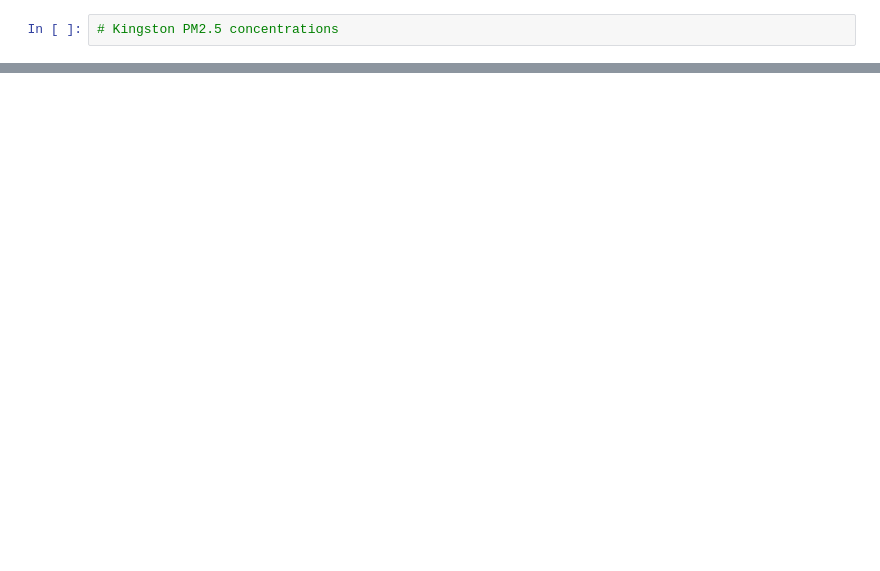
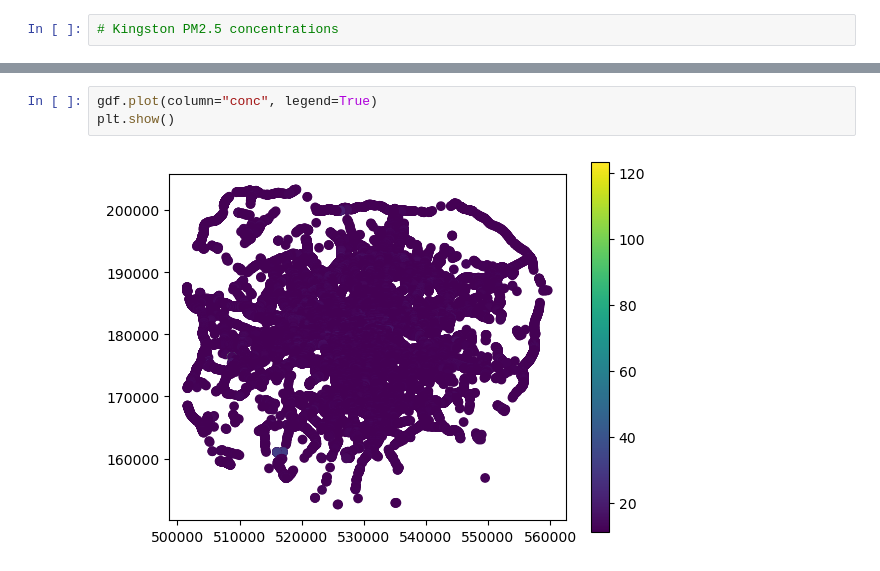
Before and after one commit to andrewsivanesan/London-air-quality, a Jupyter notebook: LondonPM2_5Emissions_TopPercentile.ipynb, the cells around one changed output, grey strips where cells are left out. Cells and saved outputs as stored; diff of their text form; blank space fills up the shorter version.

```diff
--- a/LondonPM2_5Emissions_TopPercentile.ipynb
+++ b/LondonPM2_5Emissions_TopPercentile.ipynb
@@ -47,0 +76,5 @@ gdf.to_json()
+# %%
+gdf.plot(column="conc", legend=True)
+plt.show()
+# %% [output]
+[figure, added]
```
Also changed, not shown: parts of 17 cells of this notebook.
